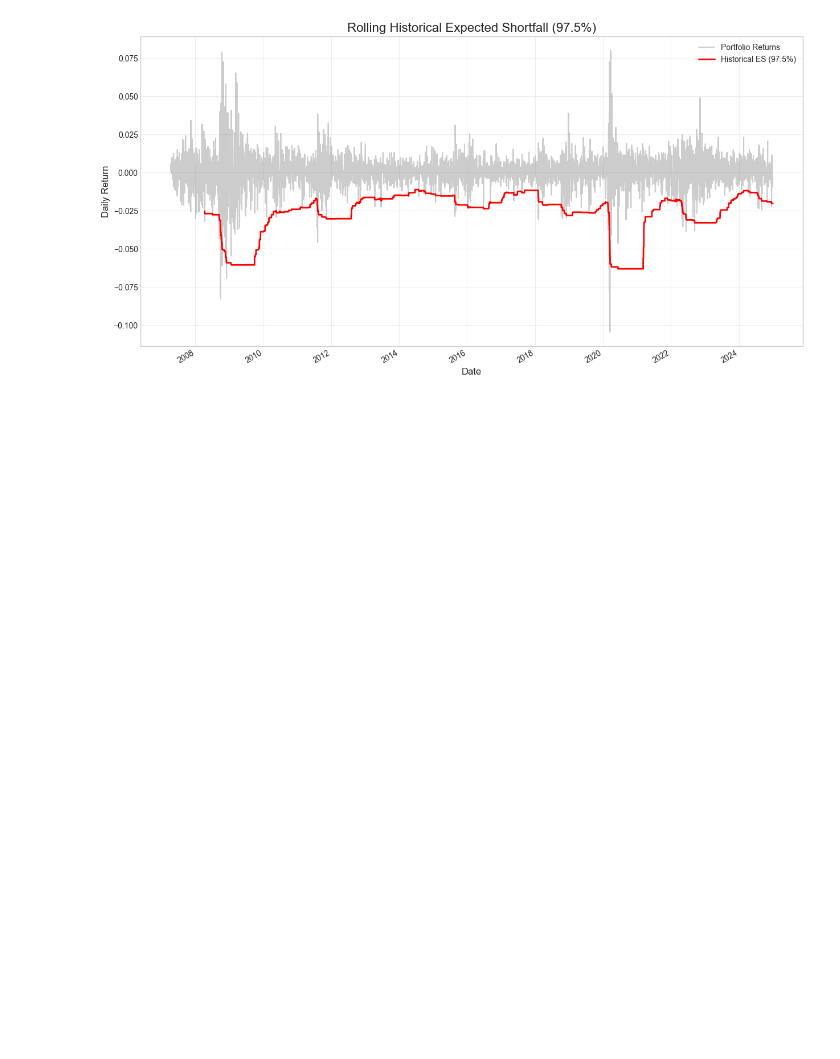
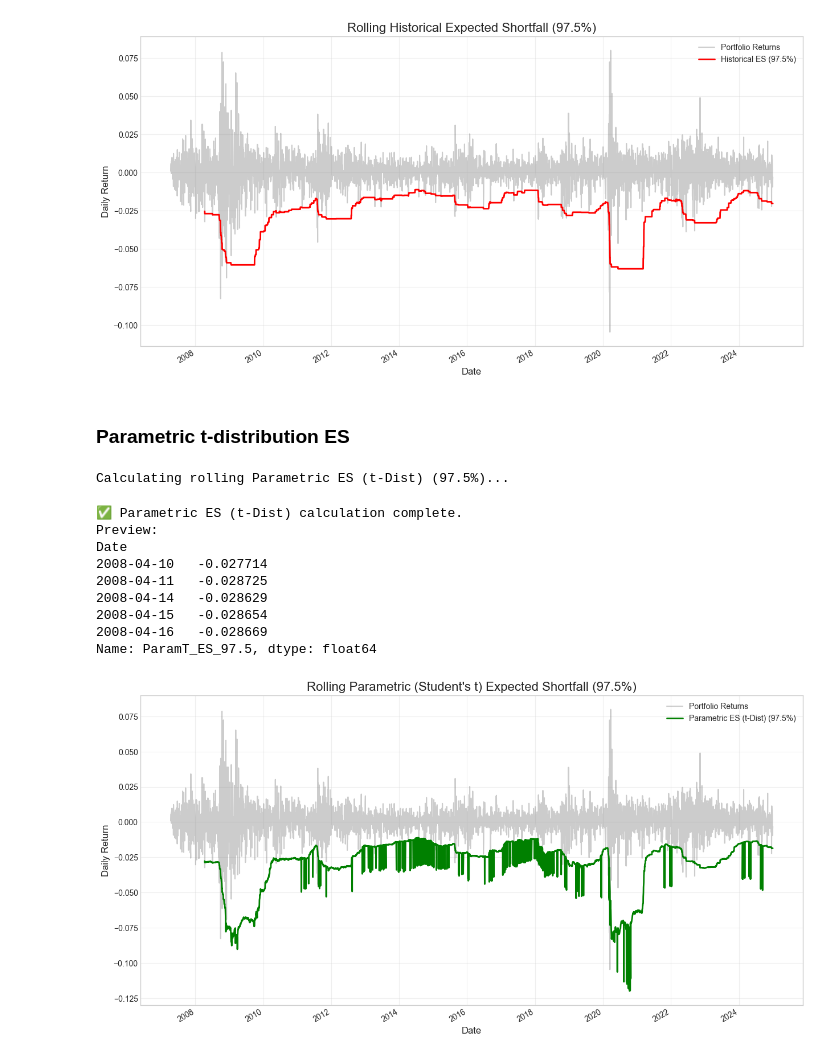
Before and after one commit to siddhantgopi/Project-Janus-Adaptive-Tail-Risk-and-Regime-Aware-VaR-Modeling, a Jupyter notebook: notebooks/08_capital_mapping.ipynb, the cells around one changed output. Drawn from its saved outputs; the diff is of its cells as text; code cells hidden in the pictures; blank space fills up the shorter version.

```diff
--- a/notebooks/08_capital_mapping.ipynb
+++ b/notebooks/08_capital_mapping.ipynb
@@ -72,3 +74,82 @@ Date
 2008-04-16   -0.027030
 Name: HistES_97.5, dtype: float64
 [figure]
+# %% [markdown]
+### Parametric t-distribution ES
+# %%
+from scipy.stats import t
+from tqdm import tqdm
+
+# --- Define Helper Function for t-Distribution ES ---
+def get_t_es(returns_window, alpha=ES_ALPHA):
+    """Fits a t-distribution and calculates ES."""
+    try:
+        # Fit the t-distribution to the window of returns
+        params = t.fit(returns_window)
+        df, loc, scale = params
+
+        # Calculate ES using the fitted parameters
+        # Get the VaR quantile needed for the ES formula
+        t_stat_at_alpha = t.ppf(alpha, df)
+
+        # Standard formula for ES of a t-distribution
+        es_975 = loc - scale * ( (df + t_stat_at_alpha**2)/(df - 1) ) * ( t.pdf(t_stat_at_alpha, df) / alpha )
+
+        # Add safety check for extreme low df values
+        if df <= 1:
+            return np.nan # ES is not defined for df <= 1
+
+        return es_975
+    except Exception:
+        # Fallback if fitting fails (e.g., use historical ES for the window)
+        var_thresh = np.percentile(returns_window, alpha * 100)
+        return np.mean(returns_window[returns_window < var_thresh])
+
+
+# --- Calculate Rolling Parametric ES (t-Distribution) ---
+print("Calculating rolling Parametric ES (t-Dist) (97.5%)...")
+returns_np = returns_series.to_numpy()
+results_list = []
+result_index = returns_series.index[WINDOW-1:]
+
+for i in tqdm(range(len(returns_np) - WINDOW + 1)):
+    window = returns_np[i : i + WINDOW]
+    results_list.append(get_t_es(window))
+
+# Convert the list of results into a DataFrame
+param_t_es_975 = pd.Series(results_list, index=result_index, name='ParamT_ES_97.5')
+
+# Drop any NaNs that might have occurred from fallbacks or low df
+param_t_es_975.dropna(inplace=True)
+
+print("\n✅ Parametric ES (t-Dist) calculation complete.")
+print("Preview:")
+print(param_t_es_975.head())
+
+# --- Plot the results ---
+plt.style.use('seaborn-v0_8-whitegrid')
+fig, ax = plt.subplots(figsize=(15, 8))
+
+returns_series.plot(ax=ax, color='gray', alpha=0.4, label='Portfolio Returns')
+param_t_es_975.plot(ax=ax, color='green', linewidth=2, label='Parametric ES (t-Dist) (97.5%)')
+
+ax.set_title("Rolling Parametric (Student's t) Expected Shortfall (97.5%)", fontsize=16)
+ax.set_ylabel('Daily Return', fontsize=12)
+ax.set_xlabel('Date', fontsize=12)
+ax.legend()
+plt.grid(True, alpha=0.3)
+plt.show()
+
+param_t_es = param_t_es_975
+# %% [output]
+Calculating rolling Parametric ES (t-Dist) (97.5%)...
+✅ Parametric ES (t-Dist) calculation complete.
+Preview:
+Date
+2008-04-10   -0.027714
+2008-04-11   -0.028725
+2008-04-14   -0.028629
+2008-04-15   -0.028654
+2008-04-16   -0.028669
+Name: ParamT_ES_97.5, dtype: float64
+[figure, added]
```
Also changed, not shown: parts of 5 cells of this notebook.
